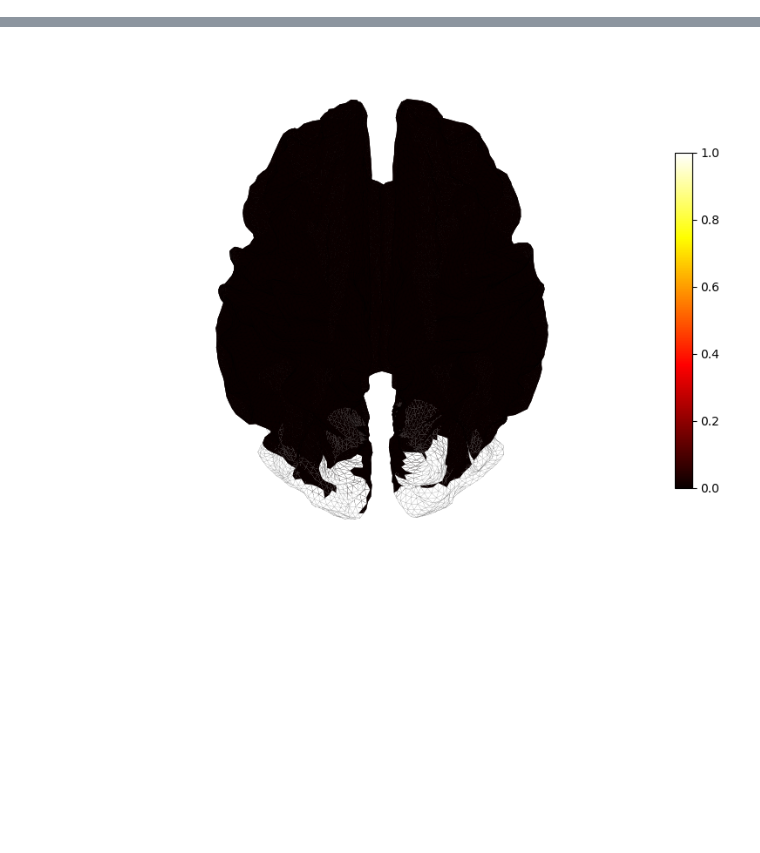
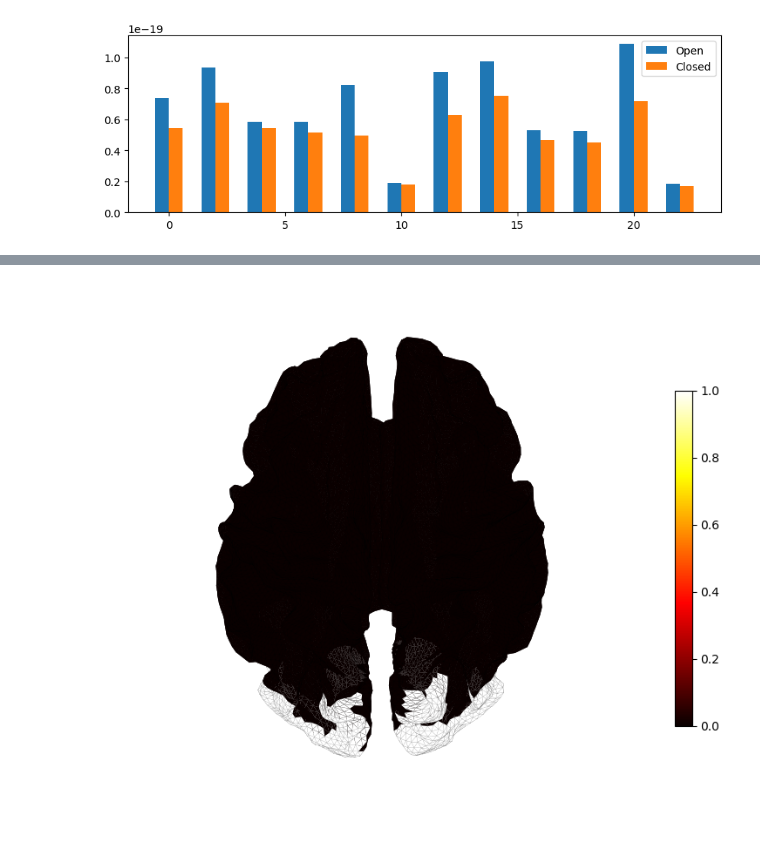
Before and after one commit to gjoelbye/TCAV-BENDR, a Jupyter notebook: notebooks/debugging.ipynb, the cells around one changed output, grey strips where cells are left out. Drawn from its saved outputs; the diff is of its cells as text; code cells hidden in the pictures; blank space fills up the shorter version.

```diff
--- a/notebooks/debugging.ipynb
+++ b/notebooks/debugging.ipynb
@@ -109,0 +94,11 @@ True
+# %%
+# Bar plot comparing activity_open and activity_closed
+width = 0.6
+
+fig, ax = plt.subplots(figsize=(10, 3))
+ax.bar(np.arange(len(activity_open))*2 - width/2, activity_open, label="Open", width=0.6)
+ax.bar(np.arange(len(activity_closed))*2 + width/2, activity_closed, label="Closed", width=0.6)
+ax.legend()
+plt.show()
+# %% [output]
+[figure, added]
```
Also changed, not shown: parts of 19 cells of this notebook.
